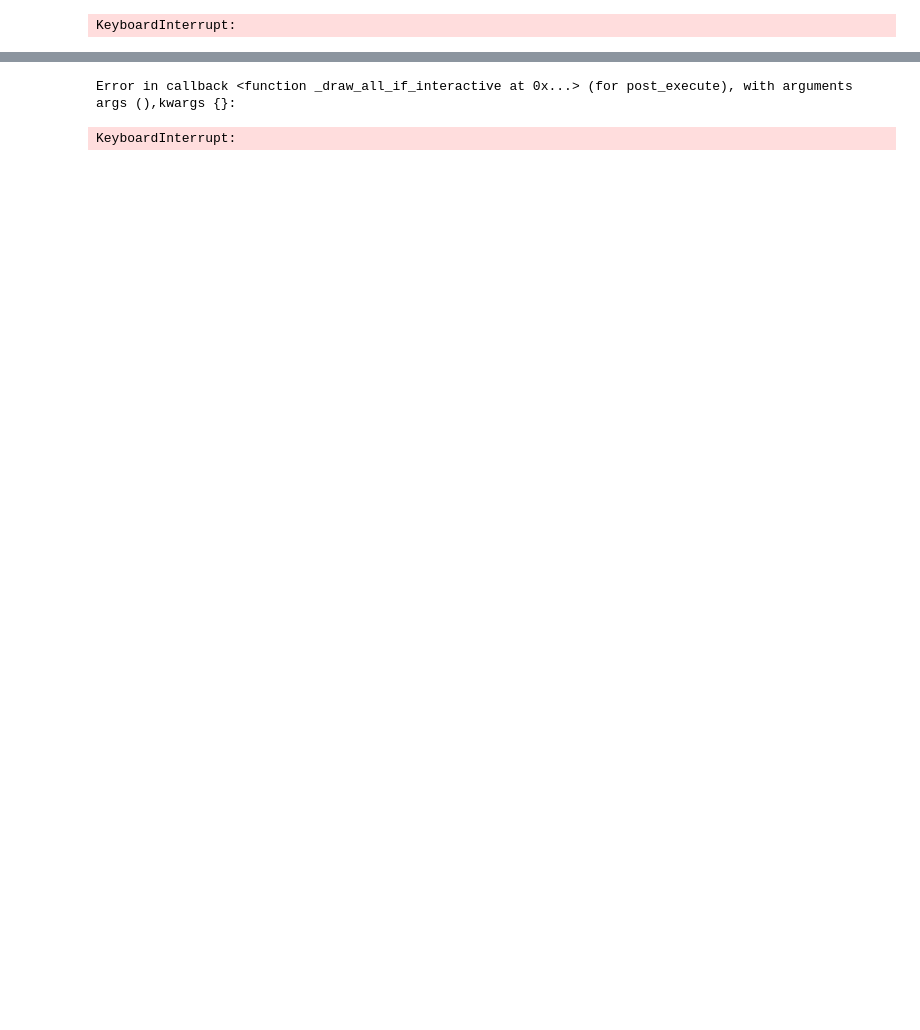
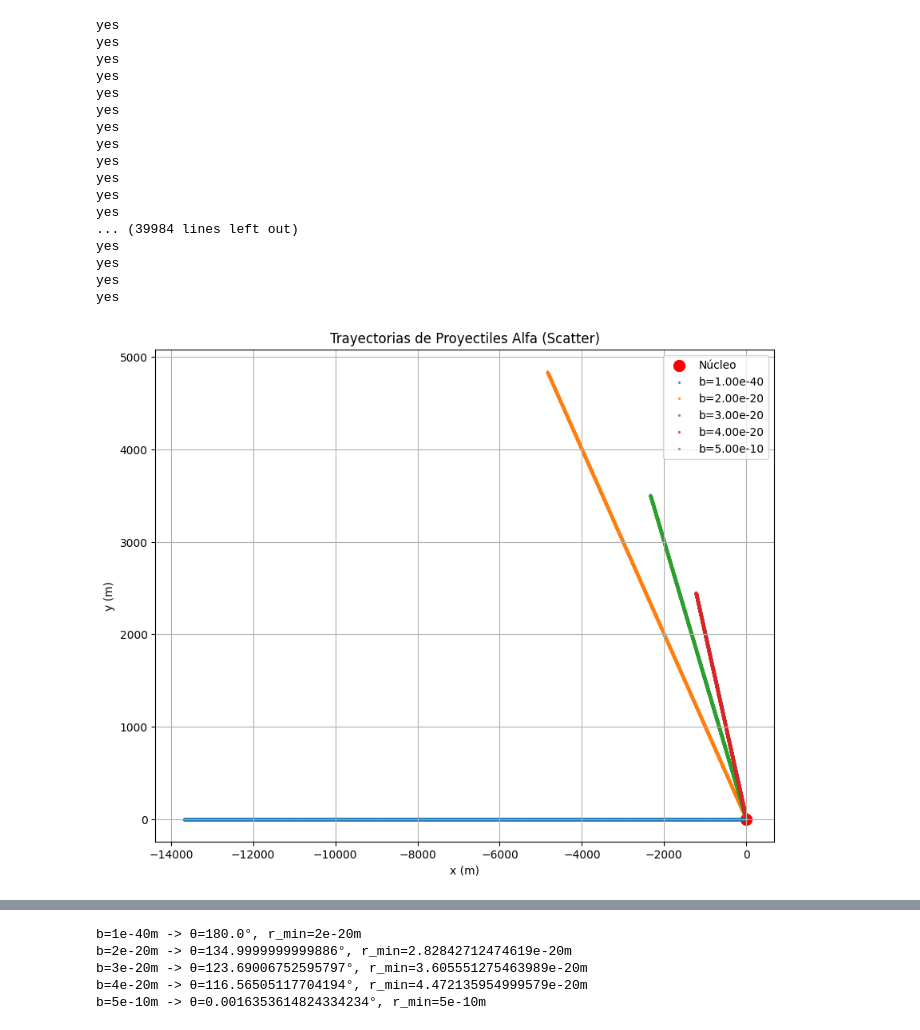
Before and after one commit to Is-NotDark/Proyecto-computacional-1, a Jupyter notebook: proyecto comp 1.ipynb, the cells around one changed output, grey strips where cells are left out. Drawn from its saved outputs; the diff is of its cells as text; code cells hidden in the pictures; blank space fills up the shorter version.

```diff
--- a/proyecto comp 1.ipynb
+++ b/proyecto comp 1.ipynb
@@ -118,32 +118,49 @@ def graphs(alpha_mass, alpha_charge, target_proton_num, k, bs):
     plt.legend()
     plt.grid(True)
     plt.show()
 
     plt.figure(figsize=(6,4))
     plt.title("Relación entre b y ángulo de dispersión θ")
     plt.xlabel("b (m)")
     plt.ylabel("θ (grados)")
     plt.plot(bs, angles, 'o--')
     plt.grid(True)
     plt.show()
 
     for i, particle in enumerate(particles):
             plt.figure()
             plt.title(f"Evolución de r (distancia al núcleo) para b={bs[i]:.2e}")
             plt.xlabel("Índice de punto")
             plt.ylabel("r (m)")
             plt.plot(particle["r_values"], '-b')
             plt.grid(True)
             plt.show()
 
     for i, b in enumerate(bs):
             print(f"b={b}m -> θ={angles[i]}°, r_min={minimum_dist[i]}m")
 
-bs = [1.0e-40, 2.0e-20, 3.0e-20, 4.0e-20, 5.0e-18]
+bs = [1.0e-40, 2.0e-20, 3.0e-20, 4.0e-20, 5.0e-10]
 alpha_mass = 6.64e-27
 alpha_charge = 2.0 * 1.60217662e-19
 target_proton_num = 79
 k = 7.7
 graphs(alpha_mass, alpha_charge, target_proton_num, k, bs)
 # %% [output]
-KeyboardInterrupt:
+yes
+yes
+yes
+yes
+yes
+yes
+yes
+yes
+yes
+yes
+yes
+yes
+... (39984 lines left out)
+yes
+yes
+yes
+yes
+[figure, added]
@@ -150,2 +173,5 @@ KeyboardInterrupt:
-Error in callback <function _draw_all_if_interactive at 0x...> (for post_execute), with arguments args (),kwargs {}:
+b=1e-40m -> θ=180.0°, r_min=2e-20m
+b=2e-20m -> θ=134.9999999999886°, r_min=2.82842712474619e-20m
+b=3e-20m -> θ=123.69006752595797°, r_min=3.605551275463989e-20m
+b=4e-20m -> θ=116.56505117704194°, r_min=4.472135954999579e-20m
+b=5e-10m -> θ=0.0016353614824334234°, r_min=5e-10m
-KeyboardInterrupt:
```
Also changed, not shown: parts of 1 cell of this notebook.
